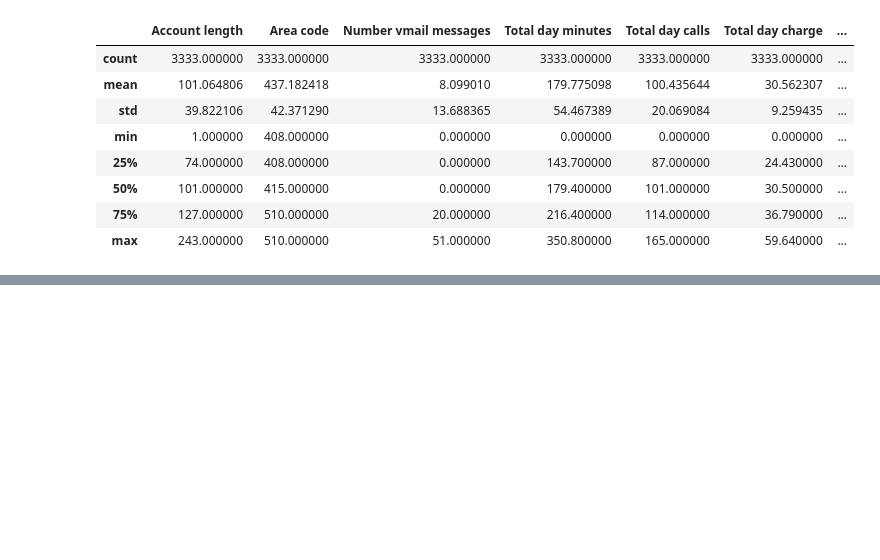
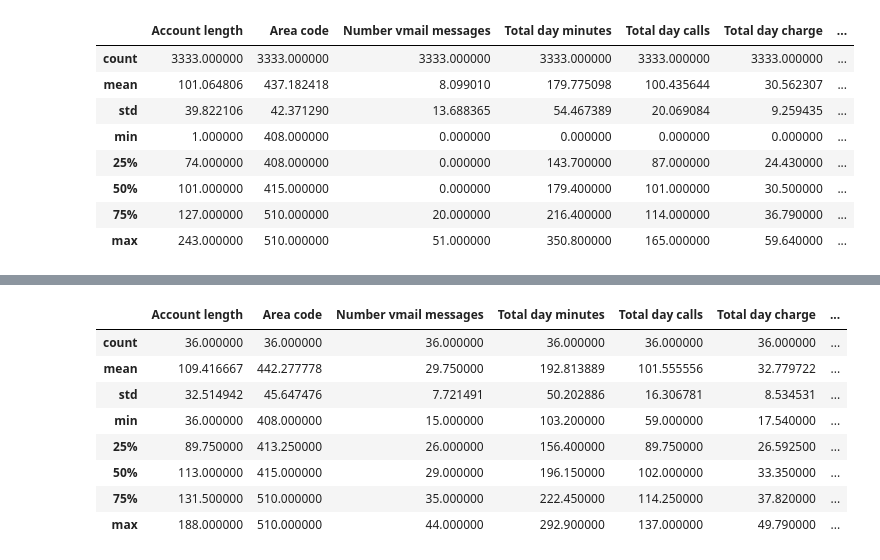
Before and after one commit to shailesh3335/Telecom-Churn-Analysis, a Jupyter notebook: EDA_Telecom_Churn_Analysis.ipynb, the cells around one changed output, grey strips where cells are left out. Cells and saved outputs as stored; diff of their text form; code cells hidden in the pictures; blank space fills up the shorter version.

```diff
--- a/EDA_Telecom_Churn_Analysis.ipynb
+++ b/EDA_Telecom_Churn_Analysis.ipynb
@@ -97,0 +371,14 @@ Name: Churn, dtype: int64
+# %%
+# Assigning Customers data with both international plan and voice mail plan
+df_true_yes=df_churn[(df_churn['International plan']=='Yes')&(df_churn['Voice mail plan']=='Yes')]
+df_true_yes.describe()
+# %% [output]
+|  | Account length | Area code | Number vmail messages | Total day minutes | Total day calls | Total day charge | ... |
+| count | 36.000000 | 36.000000 | 36.000000 | 36.000000 | 36.000000 | 36.000000 | ... |
+| mean | 109.416667 | 442.277778 | 29.750000 | 192.813889 | 101.555556 | 32.779722 | ... |
+| std | 32.514942 | 45.647476 | 7.721491 | 50.202886 | 16.306781 | 8.534531 | ... |
+| min | 36.000000 | 408.000000 | 15.000000 | 103.200000 | 59.000000 | 17.540000 | ... |
+| 25% | 89.750000 | 413.250000 | 26.000000 | 156.400000 | 89.750000 | 26.592500 | ... |
+| 50% | 113.000000 | 415.000000 | 29.000000 | 196.150000 | 102.000000 | 33.350000 | ... |
+| 75% | 131.500000 | 510.000000 | 35.000000 | 222.450000 | 114.250000 | 37.820000 | ... |
+| max | 188.000000 | 510.000000 | 44.000000 | 292.900000 | 137.000000 | 49.790000 | ... |
```
Also changed, not shown: parts of 41 cells of this notebook.
